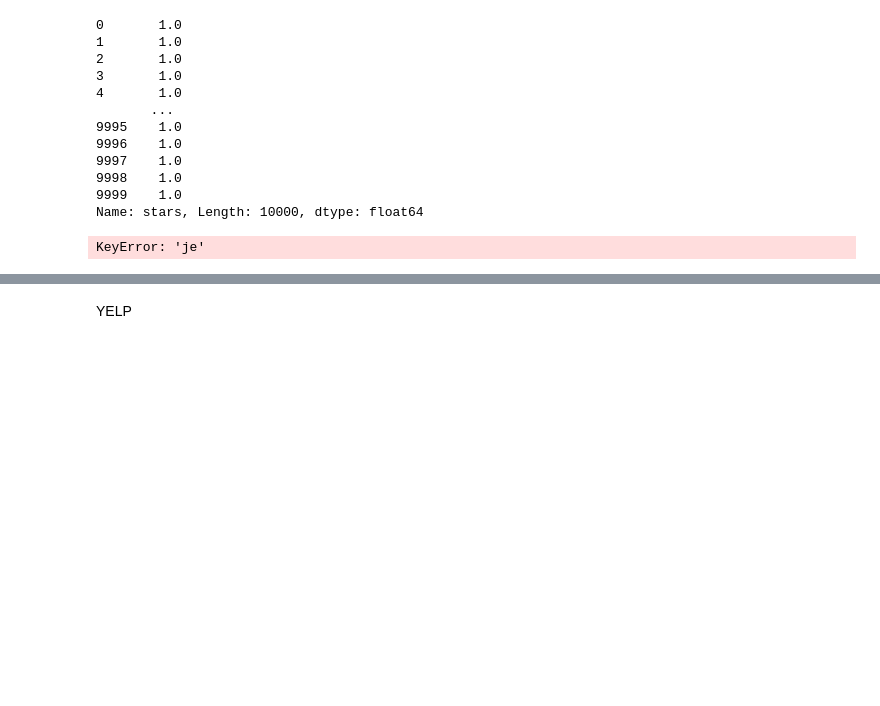
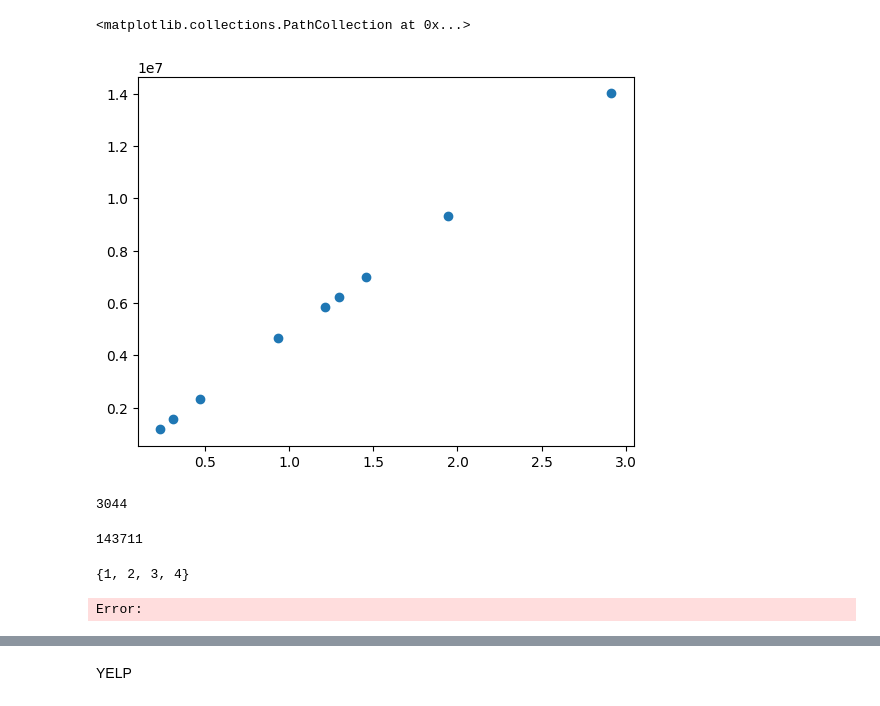
Before and after one commit to AlexAbades/recsys, a Jupyter notebook: src/notebooks/yelp_train.ipynb, the cells around one changed output, grey strips where cells are left out. Cells and saved outputs as stored; diff of their text form; code cells hidden in the pictures; blank space fills up the shorter version.

```diff
--- a/src/notebooks/yelp_train.ipynb
+++ b/src/notebooks/yelp_train.ipynb
@@ -9,23 +13,30 @@ from src.data.PreProcessDataContext import PreProcessDataNCFContextual
 # %%
-path = "../data/processed/Yelp/yelp.csv"
-data = pd.read_csv(path, sep="\t", index_col=False, nrows=10000)
+# path = "../data/raw/YELP/yelp.csv"
+path = "../data/processed/YELP/CNCF/yelp_2_ctx/yelp_2_ctx.train.rating"
+data = pd.read_csv(path, sep="\t", index_col=False)
-# %%
-data["stars"] = data["stars"].where(data["stars"] <= 0, 1)
-data["stars"]
-# %% [output]
-0       1.0
-1       1.0
-2       1.0
-3       1.0
-4       1.0
-       ...
-9995    1.0
-9996    1.0
-9997    1.0
-9998    1.0
-9999    1.0
-Name: stars, Length: 10000, dtype: float64
-# %%
-data.merge(data, on="je")
-# %% [output]
-KeyError: 'je'
+# %%
+s0 = sys.getsizeof(data[: int(data.shape[0] / 4)]) / 1000000000
+s1 = sys.getsizeof(data[: int(data.shape[0] / 3)]) / 1000000000
+s2 = sys.getsizeof(data[: int(data.shape[0] / 2)]) / 1000000000
+s3 = sys.getsizeof(data) / 1000000000
+s5 = sys.getsizeof(pd.concat([data, data[: int(data.shape[0] / 4)]])) / 1000000000
+s6 = sys.getsizeof(pd.concat([data, data[: int(data.shape[0] / 3)]])) / 1000000000
+s7 = sys.getsizeof(pd.concat([data, data[: int(data.shape[0] / 2)]])) / 1000000000
+s8 = sys.getsizeof(pd.concat([data, data])) / 1000000000
+s9 = sys.getsizeof(pd.concat([data, data, data])) / 1000000000
+N = data.shape[0]
+size = [s0, s1, s2, s3, s5, s6, s7, s8, s9]
+rows = [N // 4, N // 3, N // 2, N, N + N // 4, N + N // 3, N + N // 2, N * 2, N*3]
+# %%
+import matplotlib.pyplot as plt
+
+fig, ax = plt.subplots()
+ax.scatter(size, rows)
+# %% [output]
+<matplotlib.collections.PathCollection at 0x...>
+[figure, added]
+# %%
+data.groupby(['0'])['0.1'].count().max()
+# 550000 rows; 3044 columns
+# %% [output]
+3044
@@ -31,0 +47,20 @@ KeyError: 'je'
+# %%
+N_items
+# %% [output]
+143711
+# %%
+set([1, 2, 3, 4])
+# %% [output]
+{1, 2, 3, 4}
+# %%
+import matplotlib.pyplot as plt
+N_items = 143711
+test_dic = dict()
+dict_sizes = []
+N = 5000
+for i in range(N):
+  test_dic[i] = set(range(N_items//2))
+  if not i % 10 :
+    dict_sizes.append(sys.getsizeof(test_dic) / 1000000)
+# %% [output]
+Error:
```
Also changed, not shown: parts of 9 cells of this notebook, 2 other files.
